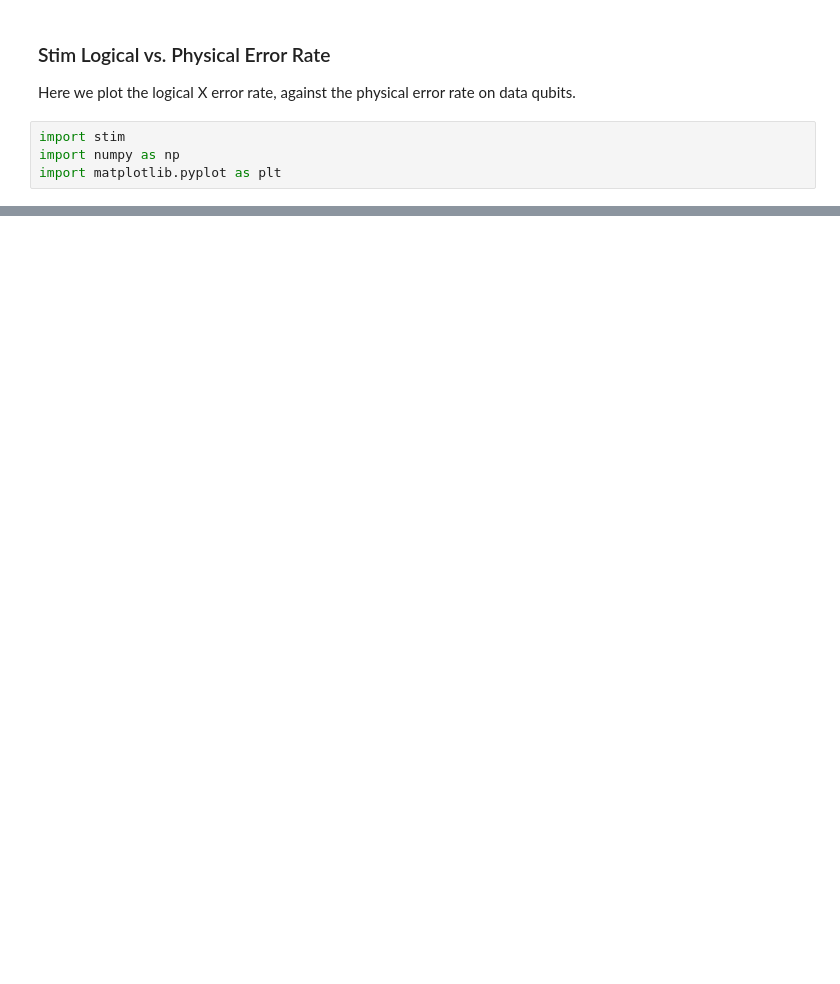
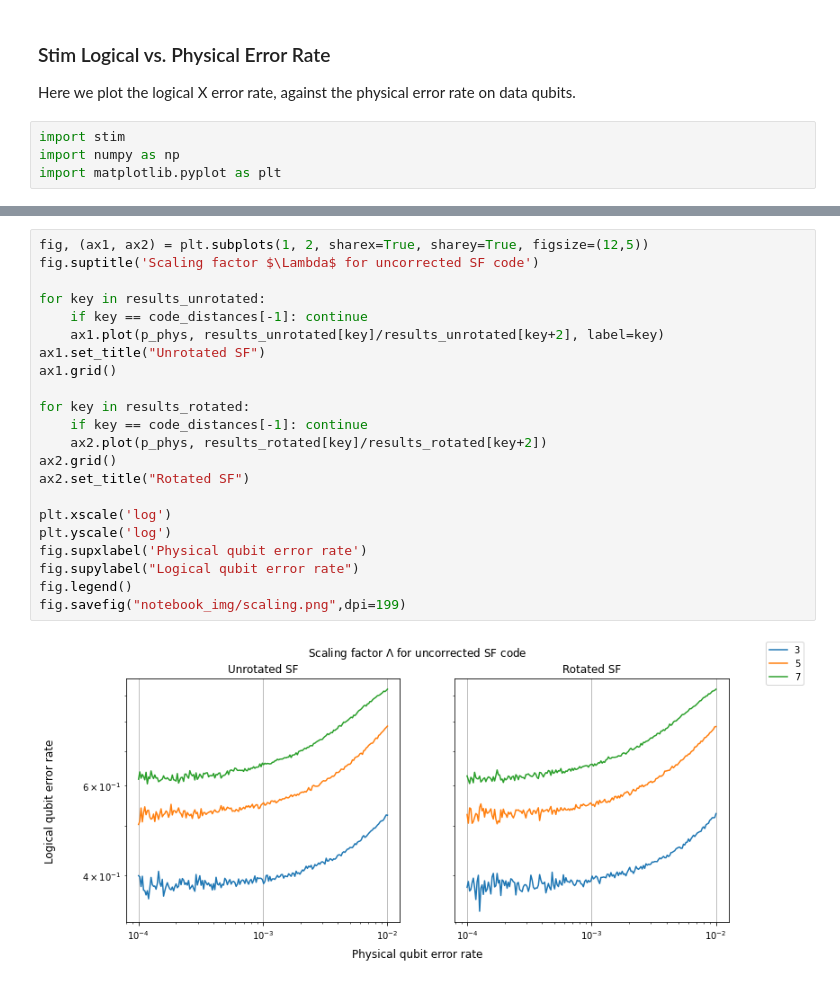
Before and after one commit to R-Sweke/DeepQ-Decoding, a Jupyter notebook: example_notebooks/8) Logical Error Rate Testing.ipynb, the cells around one changed output, grey strips where cells are left out. Saved outputs shown, nothing was run; the diff lists cells and outputs as text; blank space fills up the shorter version.

```diff
--- a/example_notebooks/8) Logical Error Rate Testing.ipynb
+++ b/example_notebooks/8) Logical Error Rate Testing.ipynb
@@ -39,0 +86,24 @@ plt.show()
+# %%
+fig, (ax1, ax2) = plt.subplots(1, 2, sharex=True, sharey=True, figsize=(12,5))
+fig.suptitle('Scaling factor $\Lambda$ for uncorrected SF code')
+
+for key in results_unrotated:
+    if key == code_distances[-1]: continue
+    ax1.plot(p_phys, results_unrotated[key]/results_unrotated[key+2], label=key)
+ax1.set_title("Unrotated SF")
+ax1.grid()
+
+for key in results_rotated:
+    if key == code_distances[-1]: continue
+    ax2.plot(p_phys, results_rotated[key]/results_rotated[key+2])
+ax2.grid()
+ax2.set_title("Rotated SF")
+
+plt.xscale('log')
+plt.yscale('log')
+fig.supxlabel('Physical qubit error rate')
+fig.supylabel("Logical qubit error rate")
+fig.legend()
+fig.savefig("notebook_img/scaling.png",dpi=199)
+# %% [output]
+[figure, added]
```
Also changed, not shown: parts of 4 cells of this notebook, 26 other files.
